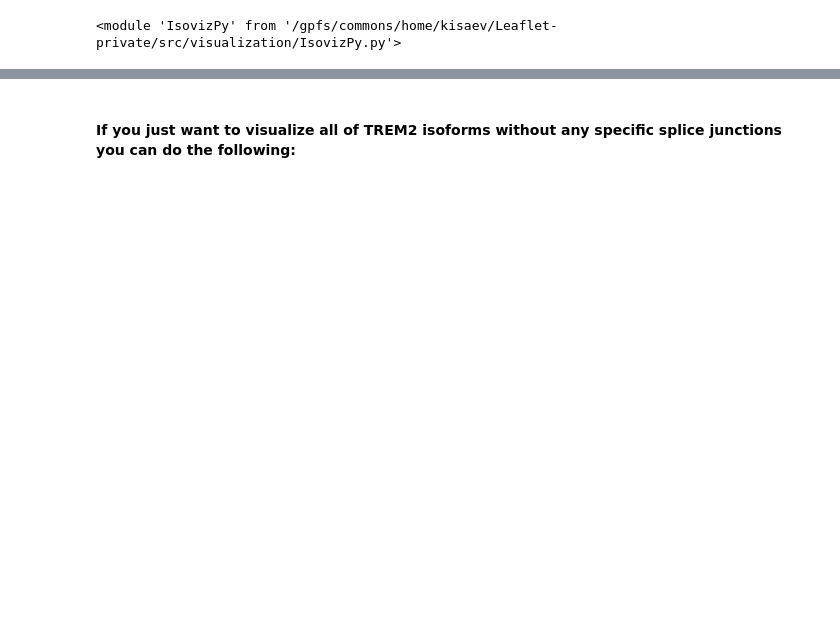
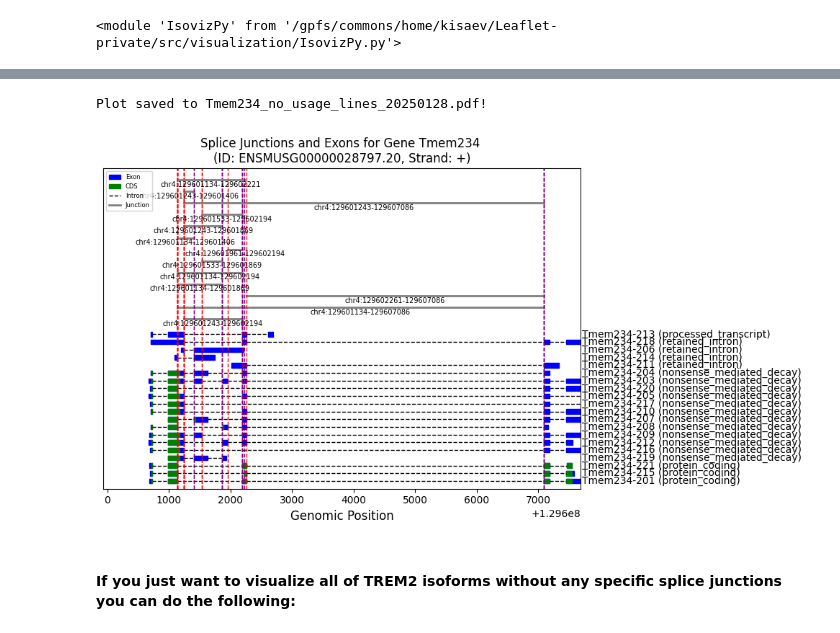
Before and after one commit to daklab/LeafletFA, a Jupyter notebook: src/visualization/IsovizPy_tutorial_mouse.ipynb, the cells around one changed output, grey strips where cells are left out. Cells and saved outputs as stored; diff of their text form; code cells hidden in the pictures; blank space fills up the shorter version.

```diff
--- a/src/visualization/IsovizPy_tutorial_mouse.ipynb
+++ b/src/visualization/IsovizPy_tutorial_mouse.ipynb
@@ -41,3 +47,26 @@ data = {
+# %%
+junctions = [("chr4" , 129601243, 129602194, "+"),
+    ("chr4" , 129601134, 129607086, "+"),
+    ("chr4" , 129602261, 129607086, "+"),
+    ("chr4" , 129601134, 129601869, "+"),
+    ("chr4" , 129601134, 129602194, "+"),
+    ("chr4" , 129601533, 129601869, "+"),
+    ("chr4" , 129601961, 129602194, "+"),
+    ("chr4" , 129601134, 129601406, "+"),
+    ("chr4" , 129601243, 129601869, "+"),
+    ("chr4" , 129601533, 129602194, "+"),
+    ("chr4" , 129601243, 129607086, "+"),
+    ("chr4" , 129601243, 129601406, "+"),
+    ("chr4" , 129601134, 129602221, "+")]
+
+usage_ratios = [0, 0, 0, 0, 0, 0, 0, 0, 0, 0, 0, 0, 0]
+# %%
+# Adjust the 'usage_ratio' values to be rounded to the nearest whole number for percentage format
+data = {
+    'junction_id': [f"{chrom}_{start}_{end}_{strand}" for chrom, start, end, strand in junctions],
+    'Cluster': [55951] * len(junctions),  # Assign all to a single cluster for simplicity
+    'usage_ratio': [round(ratio) for ratio in usage_ratios]  # Round to the nearest whole number
+}
 # %%
 splice_adata_var = pd.DataFrame(data)
 print(splice_adata_var)
@@ -94,6 +152,9 @@ ja.check_junction_annotation(splice_junctions, db)
 # %%
 # Plot the annotations and splice junctions
-ja.plot_exons_and_junctions(db, transcript_data, splice_junctions, region_start-500, region_end-700, base_width=10, trans_height=0.5, show_usage=False, show_junc_lines=True)
+ja.plot_exons_and_junctions(db, transcript_data, splice_junctions, region_start-200, region_end-400, base_width=10, trans_height=0.2, show_usage=False, show_junc_lines=True)
+# %% [output]
+Plot saved to Tmem234_no_usage_lines_20250128.pdf!
+[figure, added]
 # %%
 # Plot the annotations and splice junctions
 ja.plot_exons_and_junctions(db, transcript_data, splice_junctions, region_start-500, region_end-700, base_width=9, trans_height=0.5, show_usage=False, show_junc_lines=True)
```
Also changed, not shown: parts of 7 cells of this notebook, 8 other files.
